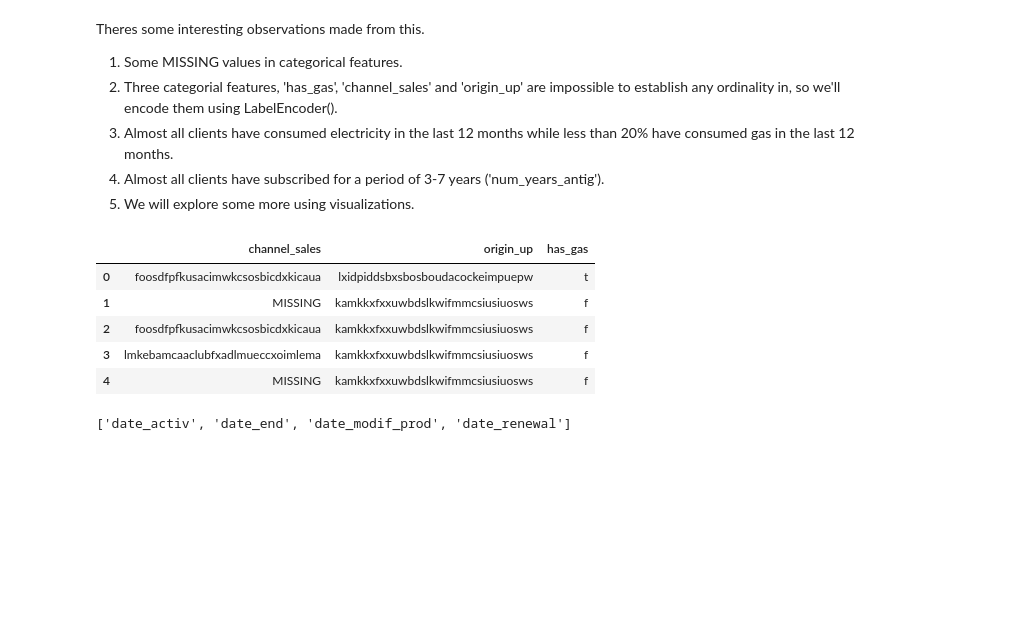
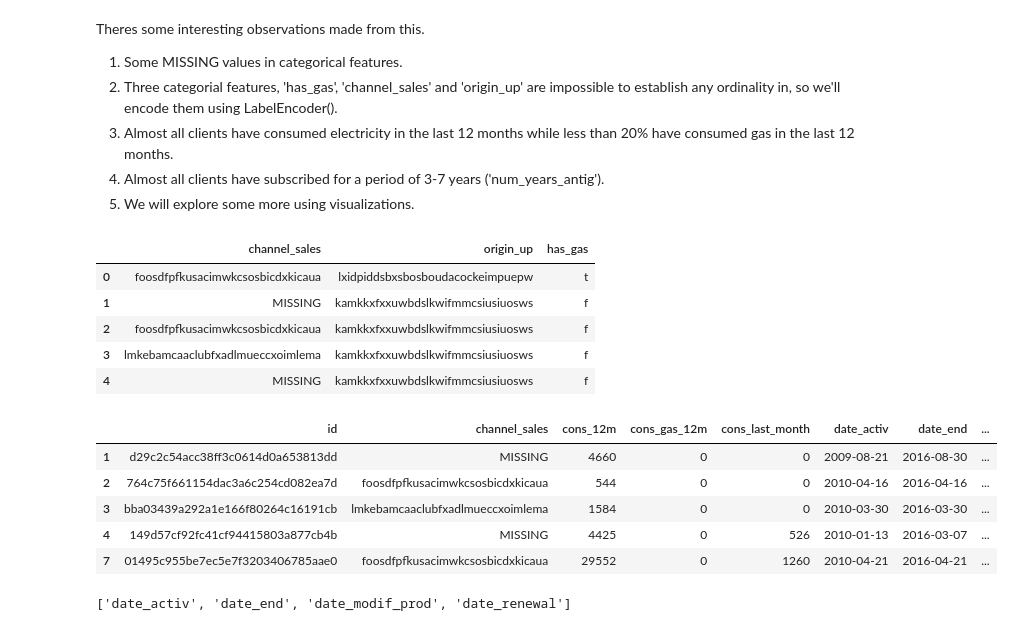
Before and after one commit to hantablack9/BCG-Forage-PowerCo-customer-churn, a Jupyter notebook: 2. EDA || BCG PowerCo churn problem.ipynb, the cells around one changed output. Saved outputs shown, nothing was run; the diff lists cells and outputs as text; code cells hidden in the pictures; blank space fills up the shorter version.

```diff
--- a/2. EDA || BCG PowerCo churn problem.ipynb
+++ b/2. EDA || BCG PowerCo churn problem.ipynb
@@ -350,6 +350,15 @@ client[['channel_sales','origin_up','has_gas']].head()
 | 2 | foosdfpfkusacimwkcsosbicdxkicaua | kamkkxfxxuwbdslkwifmmcsiusiuosws | f |
 | 3 | lmkebamcaaclubfxadlmueccxoimlema | kamkkxfxxuwbdslkwifmmcsiusiuosws | f |
 | 4 | MISSING | kamkkxfxxuwbdslkwifmmcsiusiuosws | f |
+# %%
+client[client.churn == 0].head()
+# %% [output]
+|  | id | channel_sales | cons_12m | cons_gas_12m | cons_last_month | date_activ | date_end | ... |
+| 1 | d29c2c54acc38ff3c0614d0a653813dd | MISSING | 4660 | 0 | 0 | 2009-08-21 | 2016-08-30 | ... |
+| 2 | 764c75f661154dac3a6c254cd082ea7d | foosdfpfkusacimwkcsosbicdxkicaua | 544 | 0 | 0 | 2010-04-16 | 2016-04-16 | ... |
+| 3 | bba03439a292a1e166f80264c16191cb | lmkebamcaaclubfxadlmueccxoimlema | 1584 | 0 | 0 | 2010-03-30 | 2016-03-30 | ... |
+| 4 | 149d57cf92fc41cf94415803a877cb4b | MISSING | 4425 | 0 | 526 | 2010-01-13 | 2016-03-07 | ... |
+| 7 | 01495c955be7ec5e7f3203406785aae0 | foosdfpfkusacimwkcsosbicdxkicaua | 29552 | 0 | 1260 | 2010-04-21 | 2016-04-21 | ... |
 # %%
 client.dtypes[client.dtypes=='datetime64[ns]'].index.tolist()
 # %% [output]
```
Also changed, not shown: parts of 9 cells of this notebook.
